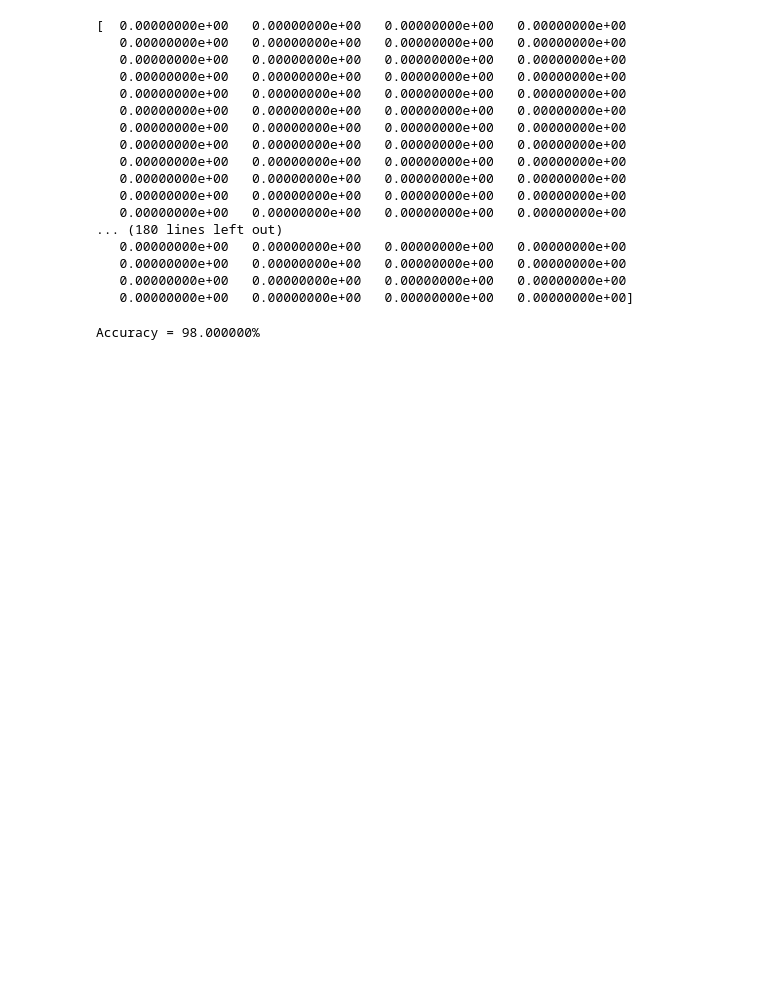
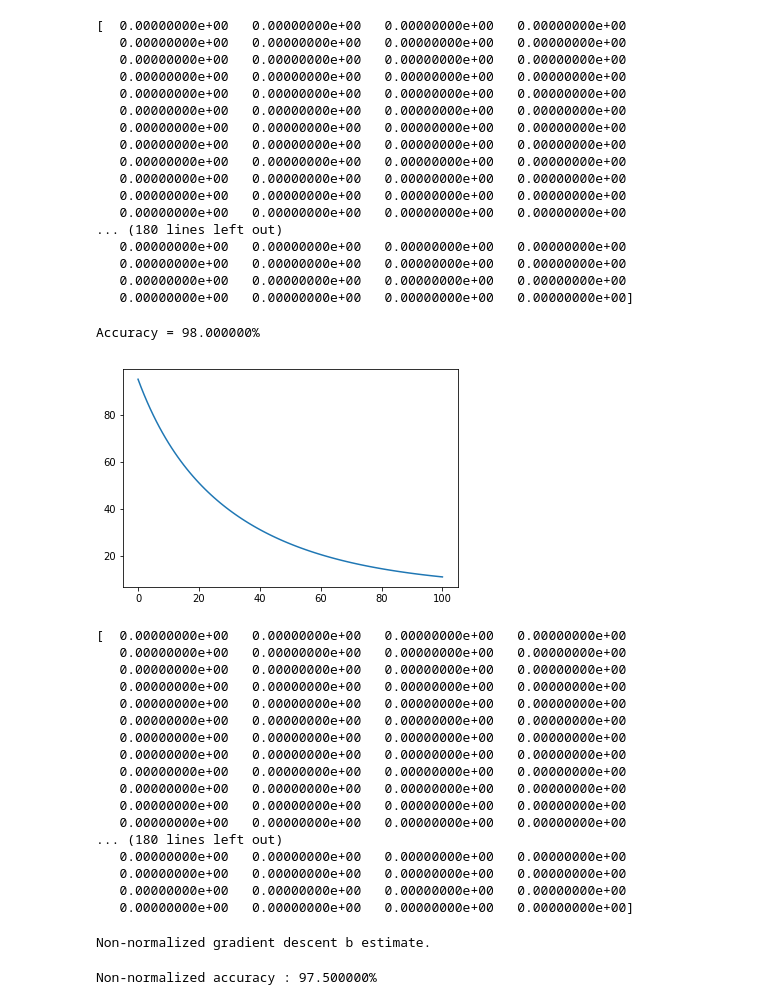
Before and after one commit to skitiz/CS7267, a Jupyter notebook: LinearRegression/Linear Regresion.ipynb, the cells around one changed output. Cells and saved outputs as stored; diff of their text form; code cells hidden in the pictures; blank space fills up the shorter version.

```diff
--- a/LinearRegression/Linear Regresion.ipynb
+++ b/LinearRegression/Linear Regresion.ipynb
@@ -14,6 +14,15 @@ def predictClass(x, b, threshold):
 
 def accuracy(x, y):
     return ( sum(x == y) / float(len(y))) * 100
+
+def cost(x, y, b):
+    return np.sum((np.dot(x, b) - np.array(y)) **2)
+
+def gradientDescent(x, y, b):
+    return -np.dot(x.transpose(), y) + np.dot(np.dot(x.transpose(), x), b)
+
+def min_max(x):
+    return x / 255.0
 # %%
 trainLabels = trainingData.iloc[: ,0]
 testLabels = testingData.iloc[:, 0]
@@ -48,3 +57,47 @@ predictions = predictClass(testData, bOpt, .5)
 print "Accuracy = %f%%" % accuracy(predictions, testLabels)
 # %% [output]
 Accuracy = 98.000000%
+# %%
+_, p = trainData.shape
+bEstimate = np.zeros(p)
+learningRate = 1e-10
+bs = [bEstimate]
+costs = [cost(trainData, trainLabels, bEstimate)]
+for i in range(0, 100):
+    bEstimate = bEstimate - learningRate * gradientDescent(trainData, trainLabels, bEstimate)
+    bCost = cost(trainData, trainLabels, bEstimate)
+    bs.append(bEstimate)
+    costs.append(bCost)
+# %%
+plt.plot(costs)
+plt.show()
+print bEstimate
+# %% [output]
+[figure, added]
+[  0.00000000e+00   0.00000000e+00   0.00000000e+00   0.00000000e+00
+   0.00000000e+00   0.00000000e+00   0.00000000e+00   0.00000000e+00
+   0.00000000e+00   0.00000000e+00   0.00000000e+00   0.00000000e+00
+   0.00000000e+00   0.00000000e+00   0.00000000e+00   0.00000000e+00
+   0.00000000e+00   0.00000000e+00   0.00000000e+00   0.00000000e+00
+   0.00000000e+00   0.00000000e+00   0.00000000e+00   0.00000000e+00
+   0.00000000e+00   0.00000000e+00   0.00000000e+00   0.00000000e+00
+   0.00000000e+00   0.00000000e+00   0.00000000e+00   0.00000000e+00
+   0.00000000e+00   0.00000000e+00   0.00000000e+00   0.00000000e+00
+   0.00000000e+00   0.00000000e+00   0.00000000e+00   0.00000000e+00
+   0.00000000e+00   0.00000000e+00   0.00000000e+00   0.00000000e+00
+   0.00000000e+00   0.00000000e+00   0.00000000e+00   0.00000000e+00
+... (180 lines left out)
+   0.00000000e+00   0.00000000e+00   0.00000000e+00   0.00000000e+00
+   0.00000000e+00   0.00000000e+00   0.00000000e+00   0.00000000e+00
+   0.00000000e+00   0.00000000e+00   0.00000000e+00   0.00000000e+00
+   0.00000000e+00   0.00000000e+00   0.00000000e+00   0.00000000e+00]
+# %%
+gradientPred = predictClass(testData, bEstimate, 0.5)
+print "Non-normalized gradient descent b estimate."
+# print bEstimate
+# %% [output]
+Non-normalized gradient descent b estimate.
+# %%
+print "Non-normalized accuracy : %f%%" % accuracy(gradientPred, testLabels)
+# %% [output]
+Non-normalized accuracy : 97.500000%
```
Also changed, not shown: parts of 3 cells of this notebook.
